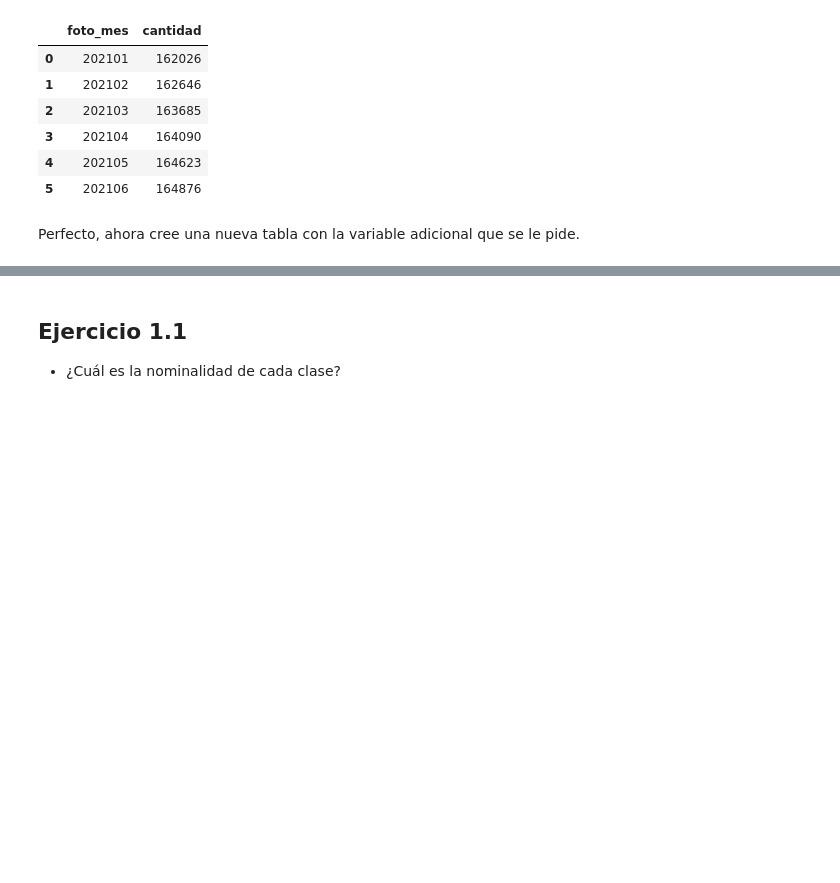
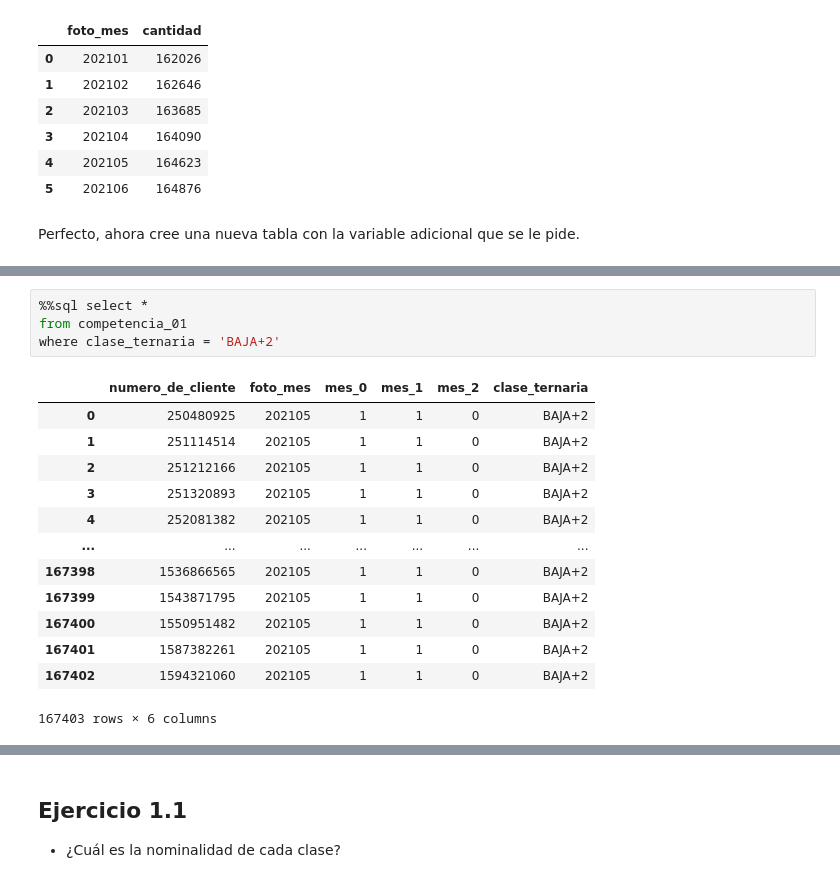
Before and after one commit to dmecoyfin/dmeyf2024, a Jupyter notebook: src/monday/z101_target_sql.ipynb, the cells around one changed output, grey strips where cells are left out. Saved outputs shown, nothing was run; the diff lists cells and outputs as text; blank space fills up the shorter version.

```diff
--- a/src/monday/z101_target_sql.ipynb
+++ b/src/monday/z101_target_sql.ipynb
@@ -158,3 +177,21 @@ FROM competencia_01;
+# %%
+%%sql select *
+from competencia_01
+where clase_ternaria = 'BAJA+2'
+# %% [output]
+|  | numero_de_cliente | foto_mes | mes_0 | mes_1 | mes_2 | clase_ternaria |
+| 0 | 250480925 | 202105 | 1 | 1 | 0 | BAJA+2 |
+| 1 | 251114514 | 202105 | 1 | 1 | 0 | BAJA+2 |
+| 2 | 251212166 | 202105 | 1 | 1 | 0 | BAJA+2 |
+| 3 | 251320893 | 202105 | 1 | 1 | 0 | BAJA+2 |
+| 4 | 252081382 | 202105 | 1 | 1 | 0 | BAJA+2 |
+| ... | ... | ... | ... | ... | ... | ... |
+| 167398 | 1536866565 | 202105 | 1 | 1 | 0 | BAJA+2 |
+| 167399 | 1543871795 | 202105 | 1 | 1 | 0 | BAJA+2 |
+| 167400 | 1550951482 | 202105 | 1 | 1 | 0 | BAJA+2 |
+| 167401 | 1587382261 | 202105 | 1 | 1 | 0 | BAJA+2 |
+| 167402 | 1594321060 | 202105 | 1 | 1 | 0 | BAJA+2 |
+167403 rows × 6 columns
 # %%
 %%sql
 SELECT *
```
Also changed, not shown: parts of 13 cells of this notebook.
